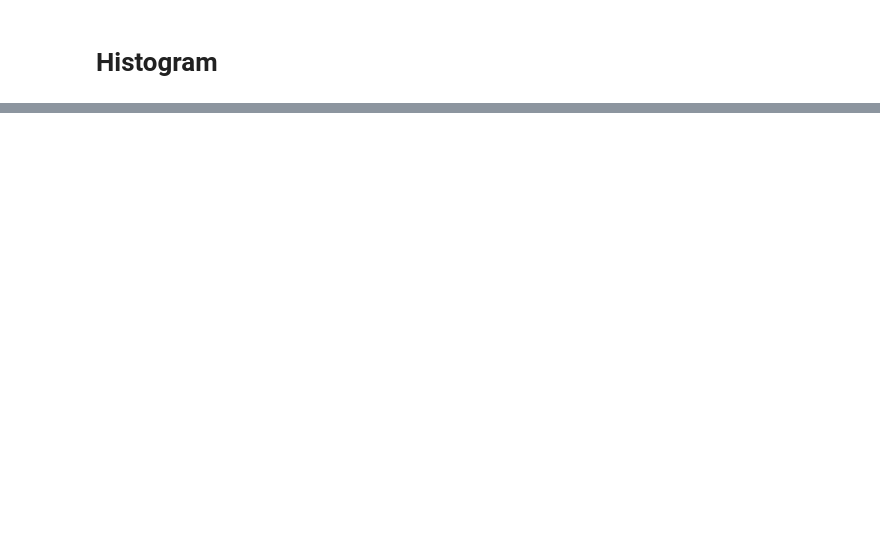
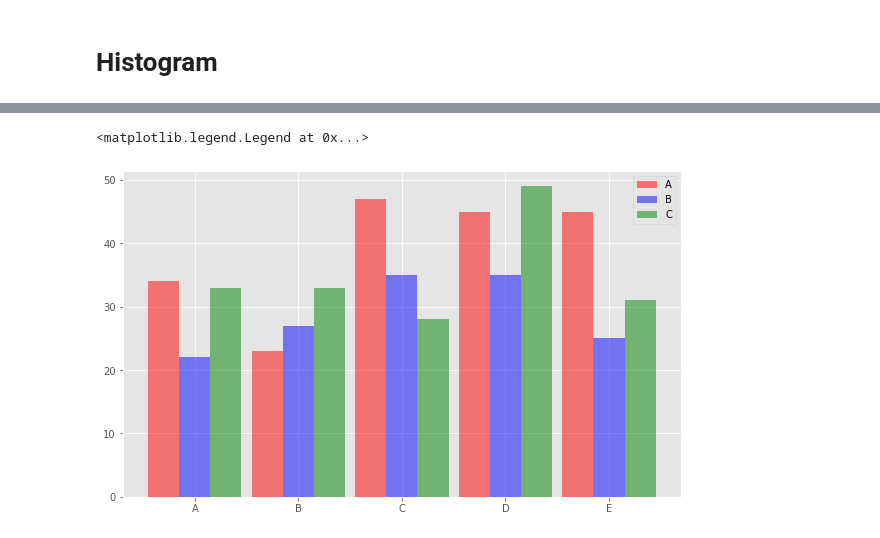
Before and after one commit to anmolk11/Data-visualization, a Jupyter notebook: Untitled.ipynb, the cells around one changed output, grey strips where cells are left out. Cells and saved outputs as stored; diff of their text form; code cells hidden in the pictures; blank space fills up the shorter version.

```diff
--- a/Untitled.ipynb
+++ b/Untitled.ipynb
@@ -57,0 +83,13 @@ plt.show()
+# %%
+index = np.arange(len(x))
+width = 0.3
+
+plt.figure(figsize = (10,6))
+plt.xticks(index + width,x)
+plt.bar(index,c1,color = 'r',alpha = 0.5,label = "A",width = width)
+plt.bar(index + width,c2,color = 'b',alpha = 0.5,label = "B",width = width)
+plt.bar(index + 2 * width,c3,color = 'g',alpha = 0.5,label = "C",width = width)
+plt.legend()
+# %% [output]
+<matplotlib.legend.Legend at 0x...>
+[figure, added]
```
Also changed, not shown: parts of 8 cells of this notebook.
